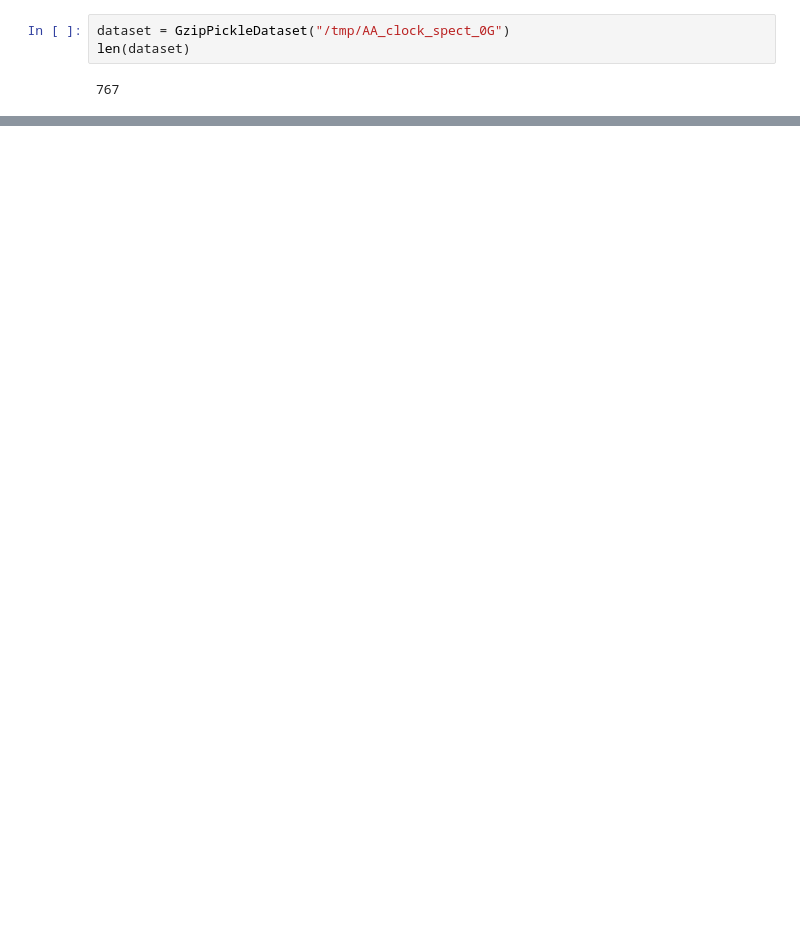
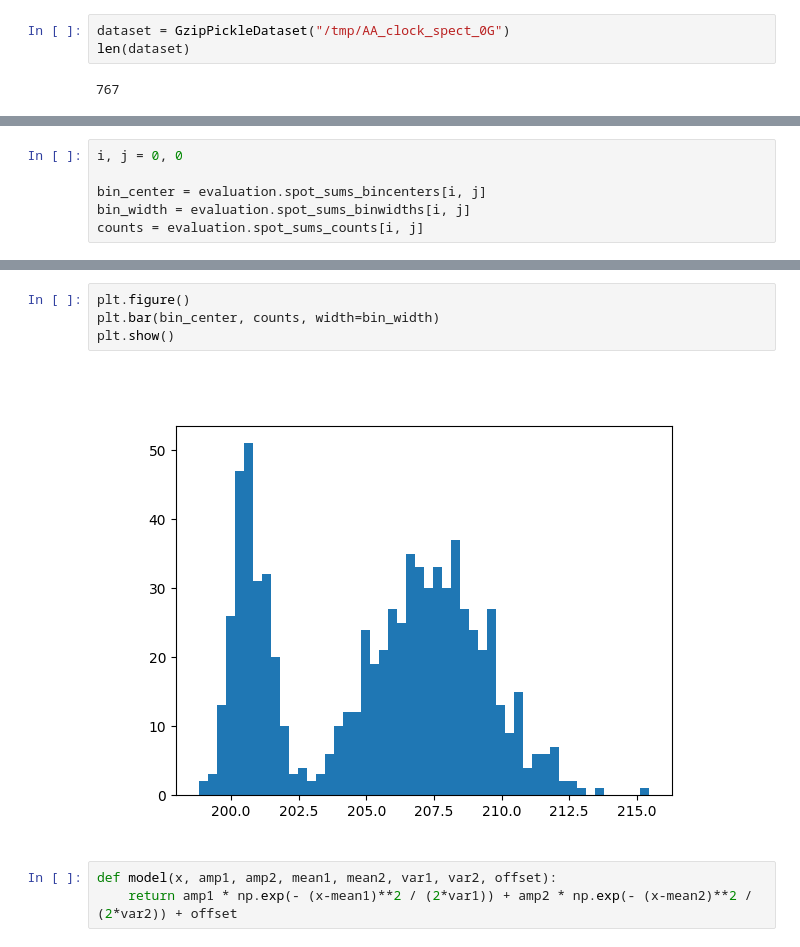
Before and after one commit to rydyb/pydatatom, a Jupyter notebook: notebooks/4 Fixed Spot Histogram Evaluation.ipynb, the cells around one changed output, grey strips where cells are left out. Cells and saved outputs as stored; diff of their text form; blank space fills up the shorter version.

```diff
--- a/notebooks/4 Fixed Spot Histogram Evaluation.ipynb
+++ b/notebooks/4 Fixed Spot Histogram Evaluation.ipynb
@@ -37,0 +41,6 @@ evaluation.spot_sums.shape
+# %%
+i, j = 0, 0
+
+bin_center = evaluation.spot_sums_bincenters[i, j]
+bin_width = evaluation.spot_sums_binwidths[i, j]
+counts = evaluation.spot_sums_counts[i, j]
@@ -37,0 +63,9 @@ evaluation.spot_sums.shape
+# %%
+plt.figure()
+plt.bar(bin_center, counts, width=bin_width)
+plt.show()
+# %% [output]
+[figure, added]
+# %%
+def model(x, amp1, amp2, mean1, mean2, var1, var2, offset):
+    return amp1 * np.exp(- (x-mean1)**2 / (2*var1)) + amp2 * np.exp(- (x-mean2)**2 / (2*var2)) + offset
```
Also changed, not shown: parts of 10 cells of this notebook, 3 other files.
